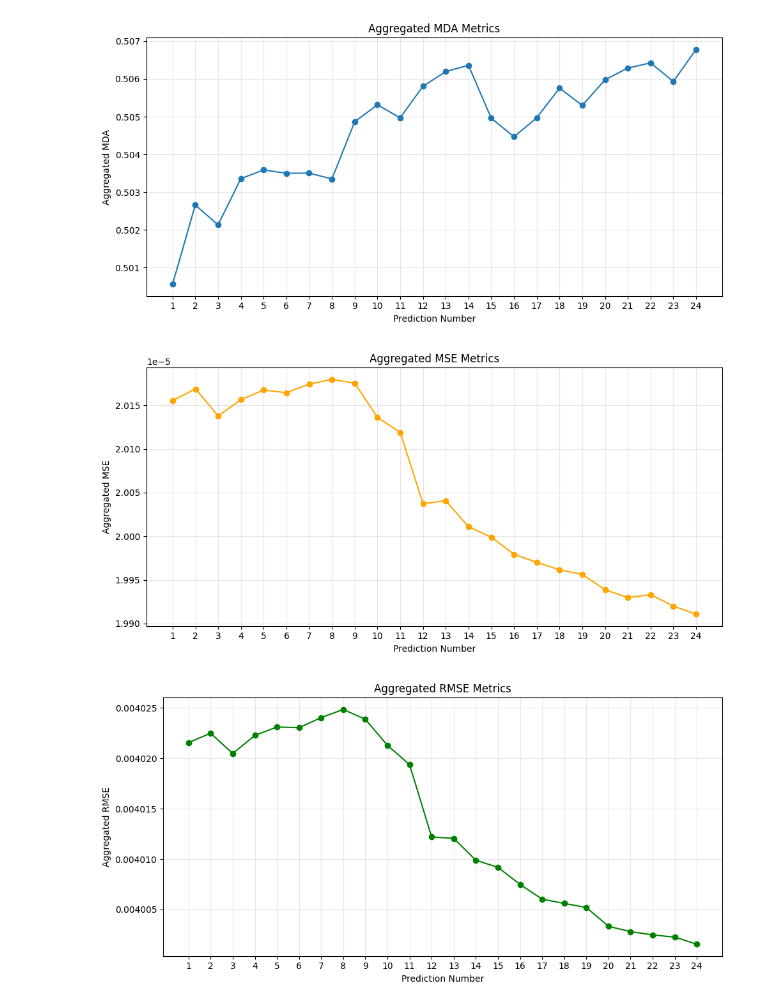
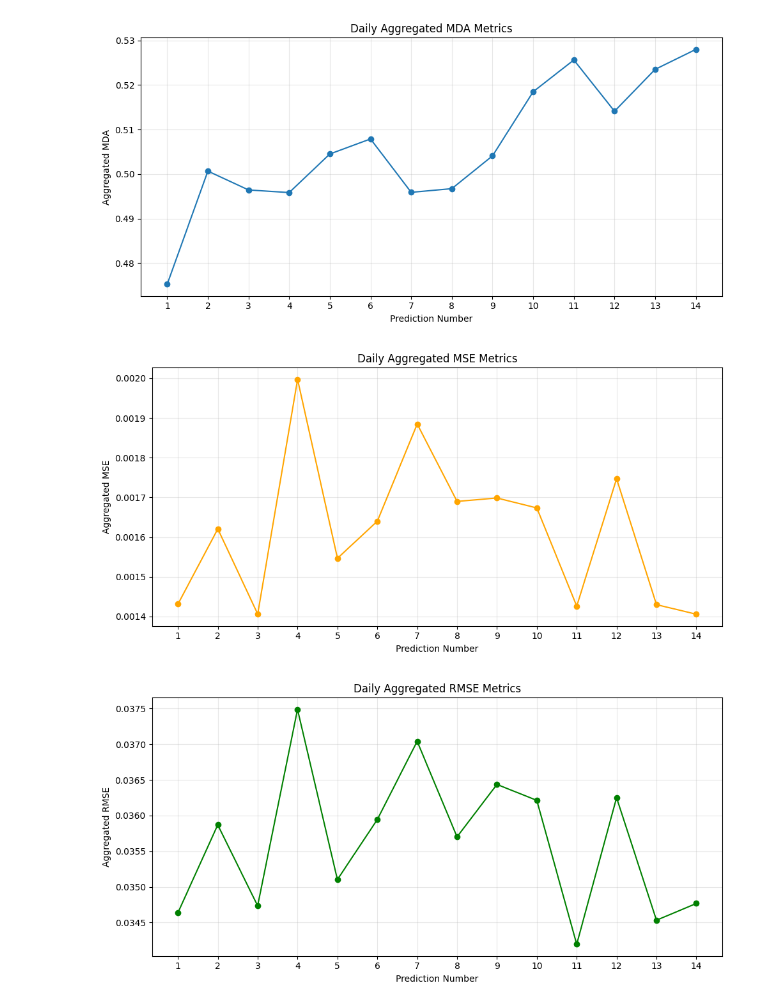
Before and after one commit to jacobwcallahan/Time-LLM-Cryptex, a Jupyter notebook: visualization/charts.ipynb, the cells around one changed output. Saved outputs shown, nothing was run; the diff lists cells and outputs as text; code cells hidden in the pictures.

```diff
--- a/visualization/charts.ipynb
+++ b/visualization/charts.ipynb
@@ -113,7 +113,9 @@ def get_exp_trials(experiment_name, return_artifacts = True, timeout=10):
     return df
 # %%
 # Get all trials from an experiment
-exp_name = '15min_next2weeks2'
+
+exp_name = 'daily_search3'
+time = "Daily"
 
 # Call with timeout parameter (default is 10 seconds, increase if needed)
 trials_df, artifacts = get_exp_trials(exp_name, timeout=15)
@@ -258,42 +257,45 @@ plt.plot(
 )
 plt.xlabel('Prediction Number')
 plt.ylabel('Aggregated MDA')
-plt.title('Aggregated MDA Metrics')
+plt.title(f'{time} Aggregated MDA Metrics')
 plt.grid(True, alpha=0.3)
 plt.xticks([int(col.split('_')[1]) for col in mda_cols_sorted])
+plt.savefig(f'plots/{time}_mdas.png')
 plt.tight_layout()
 plt.show()
 
 # Plot mse
 plt.figure(figsize=(10, 5))
 plt.plot(
     [int(col.split('_')[1]) for col in mse_cols_sorted],
     [aggregated_metrics[col] for col in mse_cols_sorted],
     marker='o', color='orange', label='MSE'
 )
 plt.xlabel('Prediction Number')
 plt.ylabel('Aggregated MSE')
-plt.title('Aggregated MSE Metrics')
+plt.title(f'{time} Aggregated MSE Metrics')
 plt.grid(True, alpha=0.3)
 plt.xticks([int(col.split('_')[1]) for col in mse_cols_sorted])
+plt.savefig(f'plots/{time}_mses.png')
 plt.tight_layout()
 plt.show()
 
 # Plot rmse
 plt.figure(figsize=(10, 5))
 plt.plot(
     [int(col.split('_')[1]) for col in rmse_cols_sorted],
     [aggregated_metrics[col] for col in rmse_cols_sorted],
     marker='o', color='green', label='RMSE'
 )
 plt.xlabel('Prediction Number')
 plt.ylabel('Aggregated RMSE')
-plt.title('Aggregated RMSE Metrics')
+plt.title(f'{time} Aggregated RMSE Metrics')
 plt.grid(True, alpha=0.3)
 plt.xticks([int(col.split('_')[1]) for col in rmse_cols_sorted])
 plt.tight_layout()
+
 plt.show()
 # %% [output]
-[figure, old version]
+[figure, new version]
-[figure, old version]
+[figure, new version]
-[figure, old version]
+[figure, new version]
```
Also changed, not shown: parts of 5 cells of this notebook, 9 other files.
